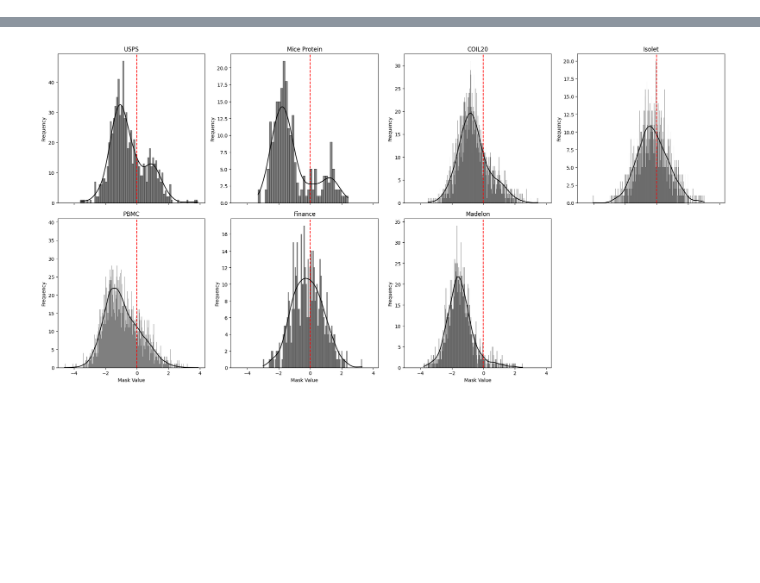
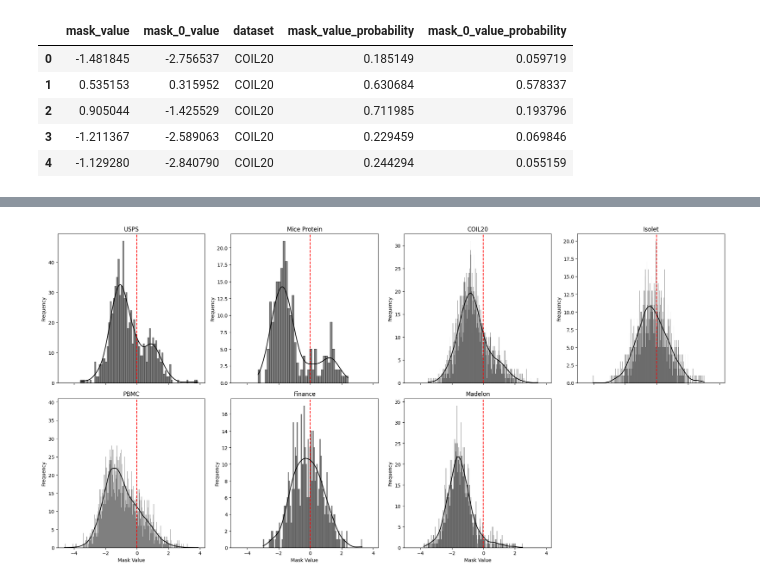
Before and after one commit to evanrex/feature-wise-active-adaptation, a Jupyter notebook: compute_results/final_results/mask_analysis.ipynb, the cells around one changed output, grey strips where cells are left out. Cells and saved outputs as stored; diff of their text form; code cells hidden in the pictures; blank space fills up the shorter version.

```diff
--- a/compute_results/final_results/mask_analysis.ipynb
+++ b/compute_results/final_results/mask_analysis.ipynb
@@ -126 +169,10 @@ df = df[df['dataset'] !=  'poly_binarised_decimalised_synth']
+# %%
+df.head()
+# %% [output]
+|  | mask_value | mask_0_value | dataset | mask_value_probability | mask_0_value_probability |
+| 0 | -1.481845 | -2.756537 | COIL20 | 0.185149 | 0.059719 |
+| 1 | 0.535153 | 0.315952 | COIL20 | 0.630684 | 0.578337 |
+| 2 | 0.905044 | -1.425529 | COIL20 | 0.711985 | 0.193796 |
+| 3 | -1.211367 | -2.589063 | COIL20 | 0.229459 | 0.069846 |
+| 4 | -1.129280 | -2.840790 | COIL20 | 0.244294 | 0.055159 |
 # %%
```
Also changed, not shown: parts of 4 cells of this notebook, 6 other files.
